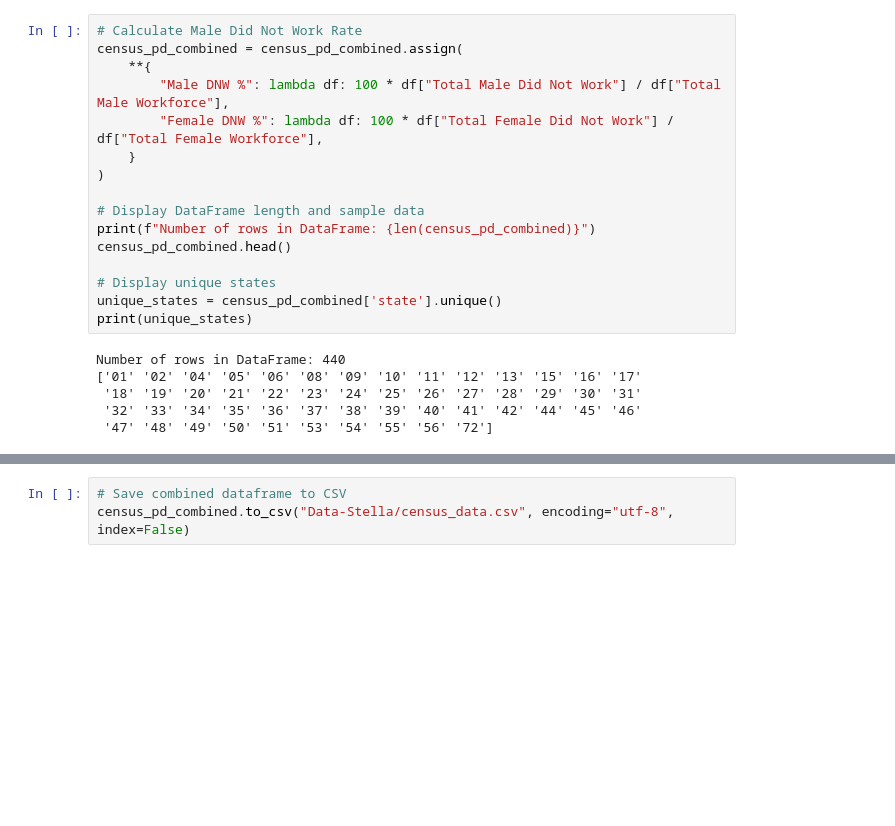
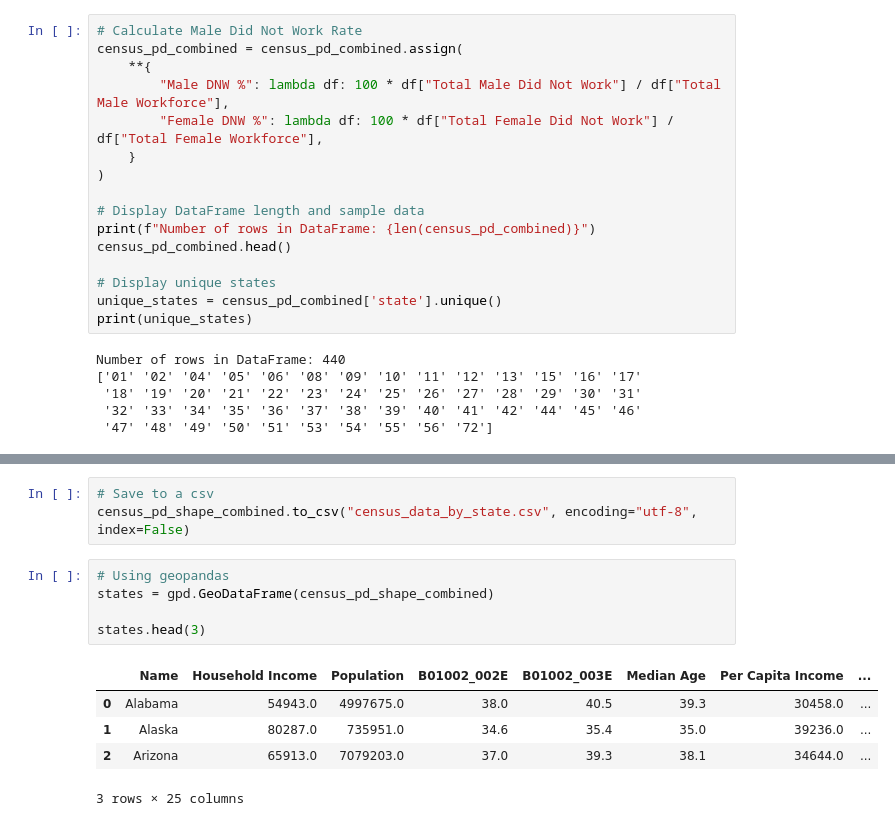
Before and after one commit to Nathanhans/Project_1, a Jupyter notebook: Stellas_Analysis/Data-Stella/Census-congressional.ipynb, the cells around one changed output, grey strips where cells are left out. Cells and saved outputs as stored; diff of their text form; blank space fills up the shorter version.

```diff
--- a/Stellas_Analysis/Data-Stella/Census-congressional.ipynb
+++ b/Stellas_Analysis/Data-Stella/Census-congressional.ipynb
@@ -125,3 +386,14 @@ census_pd_from_file.head()
 # %%
-# Save combined dataframe to CSV
-census_pd_combined.to_csv("Data-Stella/census_data.csv", encoding="utf-8", index=False)
+# Save to a csv
+census_pd_shape_combined.to_csv("census_data_by_state.csv", encoding="utf-8", index=False)
+# %%
+# Using geopandas
+states = gpd.GeoDataFrame(census_pd_shape_combined)
+
+states.head(3)
+# %% [output]
+|  | Name | Household Income | Population | B01002_002E | B01002_003E | Median Age | Per Capita Income | ... |
+| 0 | Alabama | 54943.0 | 4997675.0 | 38.0 | 40.5 | 39.3 | 30458.0 | ... |
+| 1 | Alaska | 80287.0 | 735951.0 | 34.6 | 35.4 | 35.0 | 39236.0 | ... |
+| 2 | Arizona | 65913.0 | 7079203.0 | 37.0 | 39.3 | 38.1 | 34644.0 | ... |
+3 rows × 25 columns
```
Also changed, not shown: parts of 21 cells of this notebook, 8 other files.
